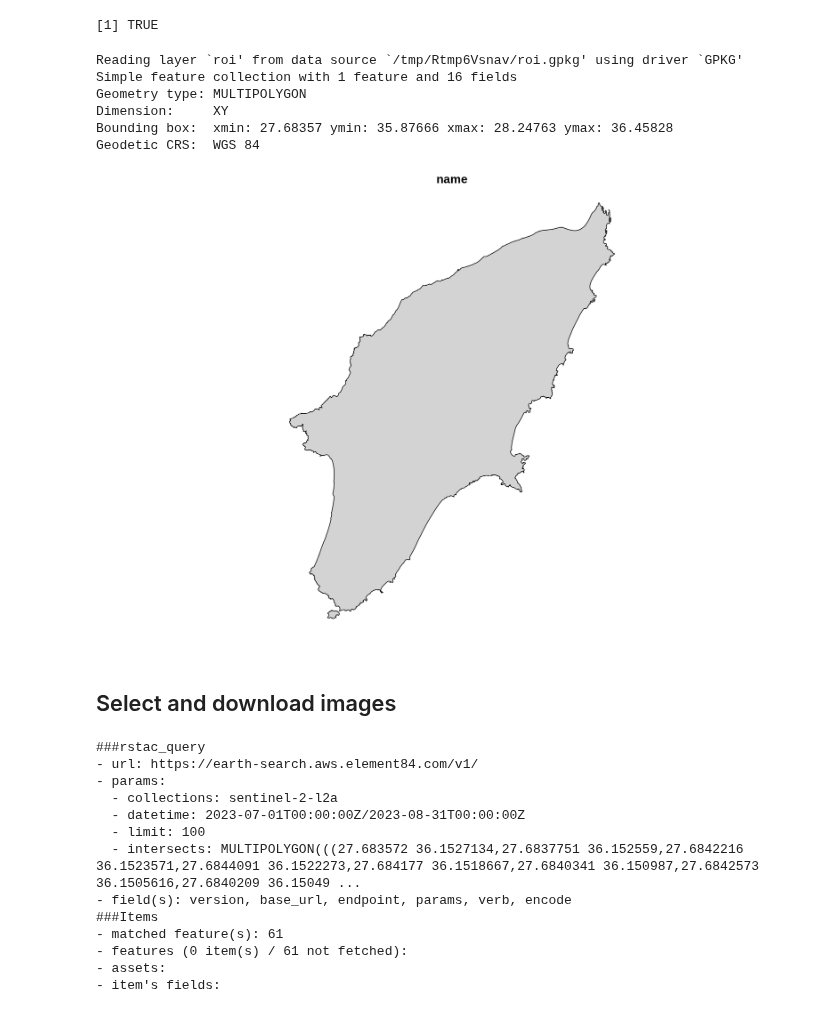
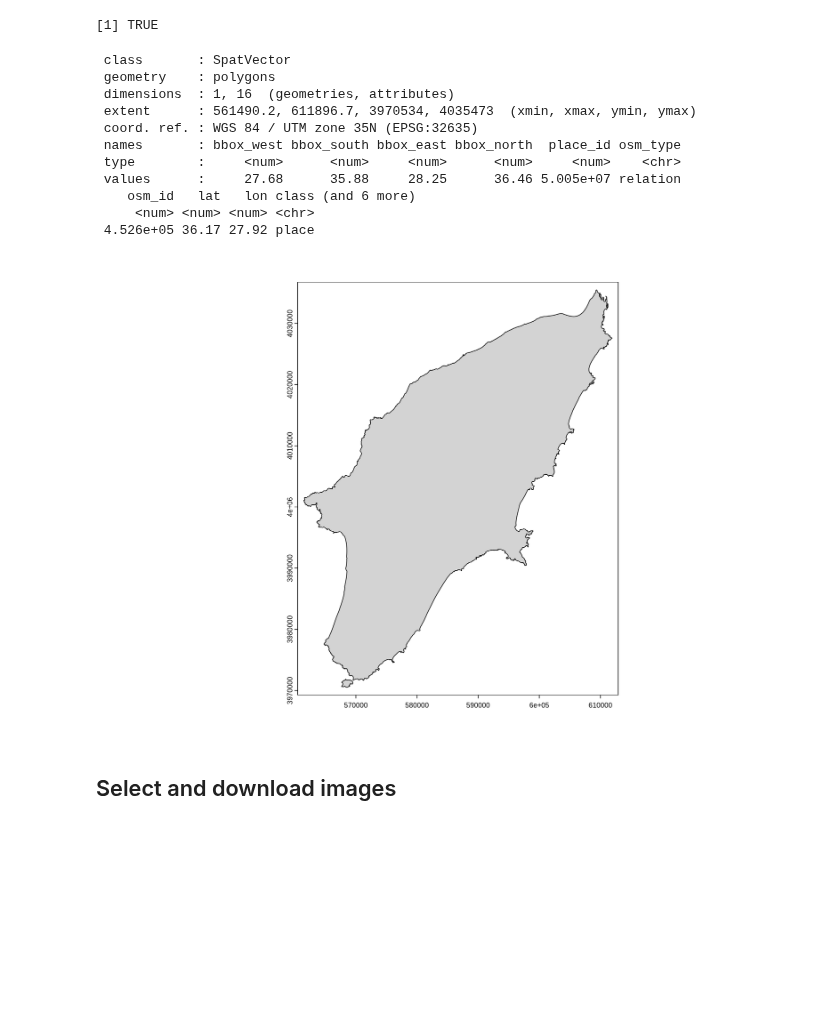
Before and after one commit to LTER-LIFE/vl-geospatial-toolbox, a Jupyter notebook: rhodes.ipynb, the cells around one changed output. Saved outputs shown, nothing was run; the diff lists cells and outputs as text; code cells hidden in the pictures; blank space fills up the shorter version.

```diff
--- a/rhodes.ipynb
+++ b/rhodes.ipynb
@@ -52,7 +48,7 @@ cons_endpoint <- "https://earth-search.aws.element84.com/v1"
 param_collection <- "sentinel-2-l2a"
 
 ## Path to the file defining the region-of-interest
-param_roi_path <- "rhodes.gpkg"
+param_roi_path <- paste0(getwd(), "/rhodes.gpkg")
 
 ## Target coordinate reference system code
 param_crs_t <- "EPSG:32635"
@@ -66,7 +62,7 @@ param_date_pre <- "2023-07-08"
 param_date_post <- "2023-08-27"
 
 ## Cloud cover threshold
-param_thresh_cloud <- 10
+param_thresh_cloud <- 30
 
 ## Asset codes
 param_bands <- c("nir08", "swir22")
@@ -110,16 +106,23 @@ st_write(roi, roi_fn, quiet = TRUE, append = FALSE)
 [1] TRUE
 # %%
 # Test if RoI was correctly created
-roi <- st_read(roi_fn)
-plot(roi["name"], col = "lightgray")
+roi_sv <- vect(roi) |>
+    project("EPSG:32635")
+print(roi_sv)
+plot(roi_sv, col = "lightgray")
 # %% [output]
-Reading layer `roi' from data source `/tmp/Rtmp6Vsnav/roi.gpkg' using driver `GPKG'
-Simple feature collection with 1 feature and 16 fields
-Geometry type: MULTIPOLYGON
-Dimension:     XY
-Bounding box:  xmin: 27.68357 ymin: 35.87666 xmax: 28.24763 ymax: 36.45828
-Geodetic CRS:  WGS 84
+ class       : SpatVector
+ geometry    : polygons
+ dimensions  : 1, 16  (geometries, attributes)
+ extent      : 561490.2, 611896.7, 3970534, 4035473  (xmin, xmax, ymin, ymax)
+ coord. ref. : WGS 84 / UTM zone 35N (EPSG:32635)
+ names       : bbox_west bbox_south bbox_east bbox_north  place_id osm_type
+ type        :     <num>      <num>     <num>      <num>     <num>    <chr>
+ values      :     27.68      35.88     28.25      36.46 5.005e+07 relation
+    osm_id   lat   lon class (and 6 more)
+     <num> <num> <num> <chr>
+ 4.526e+05 36.17 27.92 place
-[figure, old version]
+[figure, new version]
 # %% [markdown]
 ## Select and download images
 # %%
@@ -152,30 +155,39 @@ library(rstac)
 date2rfc3339 <- function(x) format(as_datetime(x), "%Y-%m-%dT%H:%M:%SZ")
 
 ## Select and download STAC assets
-stac_download <- function(endpoint, collection, limit = 100, start, end, bbox = NULL, roi_path = NULL,
-                          thresh_cloud = NULL, asset_names = NULL, target_date = NULL, out_path = tempdir()) {
+stac_download <- function(endpoint, collection, limit = 100, start_date, end_date, target_date = NULL,
+                          bbox = NULL, roi_path = NULL, thresh_cloud = NULL, asset_names = NULL, out_path = tempdir()) {
 
     ### Load packages
     library(sf)
     library(rstac)
 
     ### Format date range
-    daterange <- paste(lapply(c(start, end), FUN = date2rfc3339), collapse = "/")
+    daterange <- paste(lapply(c(start_date, end_date), FUN = date2rfc3339), collapse = "/")
 
     ### Perform initial dataset search query
     search <- stac(endpoint) |>
       stac_search(collections = collection,
                   datetime    = daterange,
                   limit       = limit)
+
     if(!is.null(bbox)) { search <- stac_search(search, bbox = bbox) }
     if(!is.null(roi_path)) { search <- stac_search(search, intersects = st_read(roi_path, quiet = TRUE)) }
 
     ### (Sub)select and fetch items
     items <- post_request(search)
-    if(!is.null(thresh_cloud)) { suppressWarnings(items <- items_filter(items, properties$`eo:cloud_cover` < thresh_cloud)) }
+    if(!is.null(thresh_cloud)) {
+        items <- post_request(search)
+        suppressWarnings(items <- items_filter(items, properties$`eo:cloud_cover` < thresh_cloud))
+    }
     items <- items_fetch(items, progress = FALSE)
-    if(!is.null(asset_names)) { items <- assets_select(items, asset_names = asset_names) }
-    if(!is.null(target_date)) { items <- items_select(items, selection = which(items_datetime(items) == as.Date(target_date))) }
+    if(!is.null(asset_names)) {
+        items <- assets_select(items, asset_names = asset_names)
+    }
+    if(!is.null(target_date)) {
+        target_date <- date2rfc3339(target_date)
+        items <- items_select(items, selection = which(items_datetime(items) == as.Date(target_date)))
+    }
 
     ### Download assets
     assets_json <- assets_download(items       = items,
@@ -193,21 +205,6 @@ dl_files_pre <- stac_download(endpoint     = cons_endpoint,
                               start        = param_date_start,
                               end          = param_date_end,
                               roi_path     = param_roi_path,
-                              thresh_cloud = param_thresh_cloud,
                               asset_names  = param_bands,
                               target_date  = param_date_pre,
                               out_path     = param_dir_out)
-# %% [output]
-###rstac_query
-- url: https://earth-search.aws.element84.com/v1/
-- params:
-  - collections: sentinel-2-l2a
-  - datetime: 2023-07-01T00:00:00Z/2023-08-31T00:00:00Z
-  - limit: 100
-  - intersects: MULTIPOLYGON(((27.683572 36.1527134,27.6837751 36.152559,27.6842216 36.1523571,27.6844091 36.1522273,27.684177 36.1518667,27.6840341 36.150987,27.6842573 36.1505616,27.6840209 36.15049 ...
-- field(s): version, base_url, endpoint, params, verb, encode
-###Items
-- matched feature(s): 61
-- features (0 item(s) / 61 not fetched):
-- assets:
-- item's fields:
```
Also changed, not shown: parts of 21 cells of this notebook.
